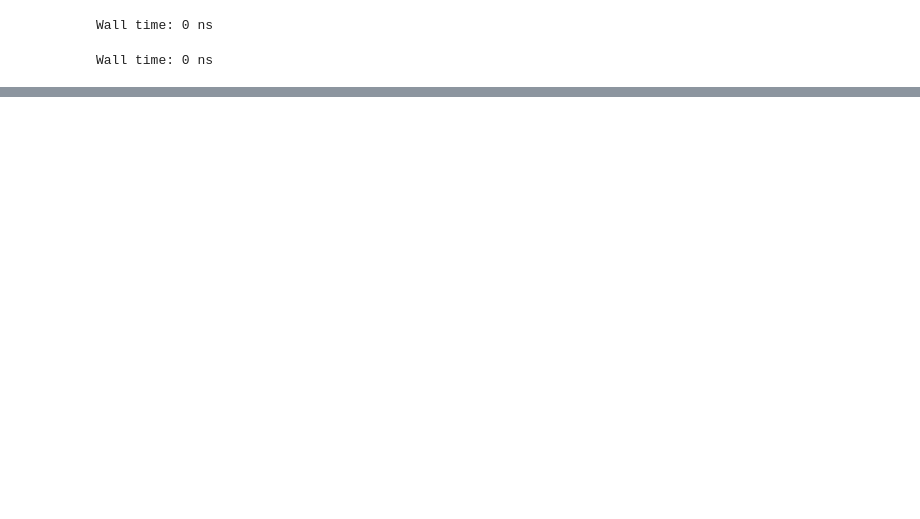
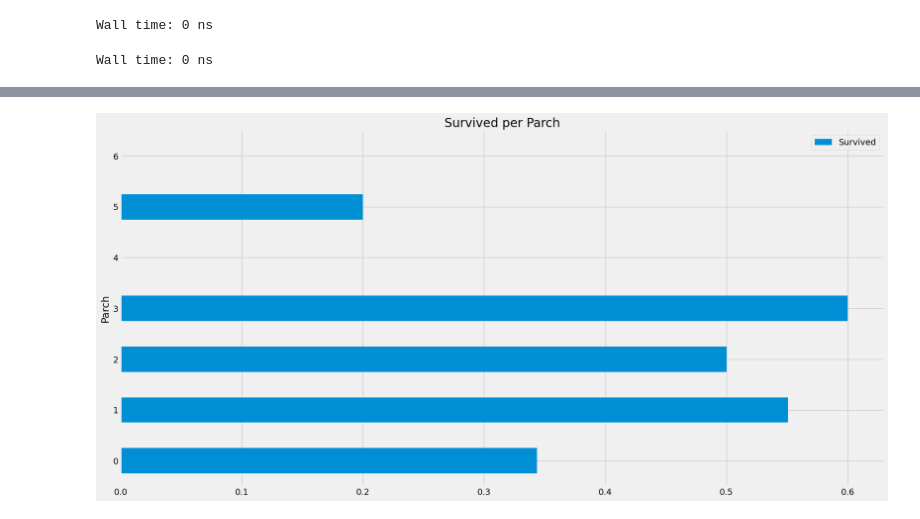
Before and after one commit to raduspaimoc/DataQuest-Projects, a Jupyter notebook: Creating a Kaggle Workflow/Creating a Kaggle Workflow.ipynb, the cells around one changed output, grey strips where cells are left out. Cells and saved outputs as stored; diff of their text form; code cells hidden in the pictures; blank space fills up the shorter version.

```diff
--- a/Creating a Kaggle Workflow/Creating a Kaggle Workflow.ipynb
+++ b/Creating a Kaggle Workflow/Creating a Kaggle Workflow.ipynb
@@ -141,0 +216,4 @@ Wall time: 0 ns
+# %%
+plot_horizontally(train, "Parch", "Survived", "Survived per Parch", kind="barh")
+# %% [output]
+[figure, added]
```
Also changed, not shown: parts of 20 cells of this notebook.
